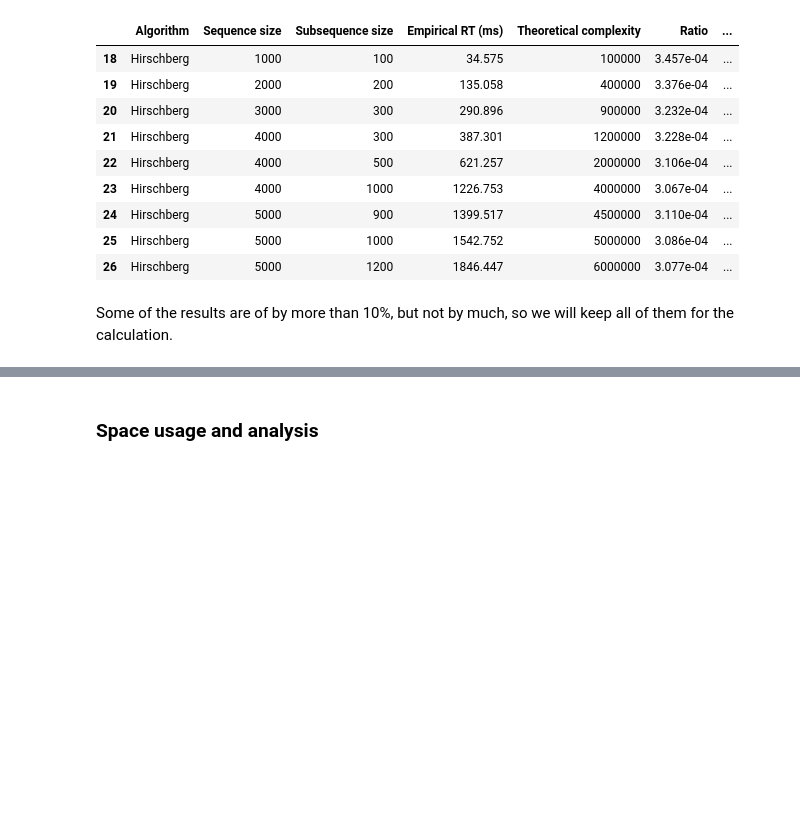
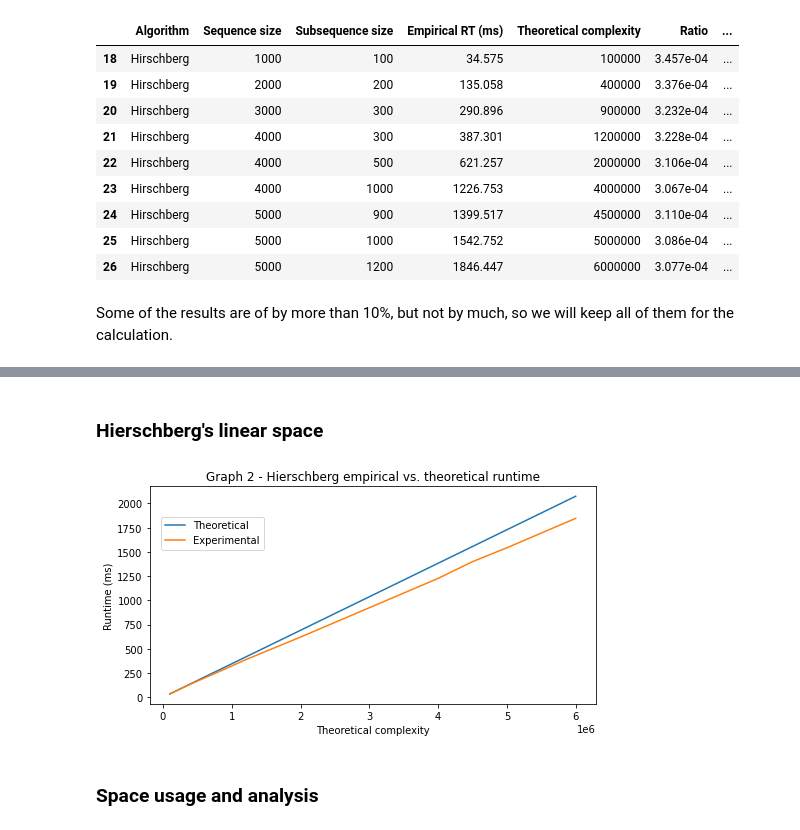
Before and after one commit to fau-masters-collected-works-cgarbin/cot6405-analysis-of-algorithms, a Jupyter notebook: longest-common-subsequence/lcs-experiments.ipynb, the cells around one changed output, grey strips where cells are left out. Drawn from its saved outputs; the diff is of its cells as text; code cells hidden in the pictures; blank space fills up the shorter version.

```diff
--- a/longest-common-subsequence/lcs-experiments.ipynb
+++ b/longest-common-subsequence/lcs-experiments.ipynb
@@ -464,3 +486,10 @@ Some of the results are of by more than 10%, but not by much, so we will keep al
+# %% [markdown]
+### Hierschberg's linear space
+# %%
+plot_empirical_theoretical_rt(rt_h,
+    "Graph 2 - Hierschberg empirical vs. theoretical runtime")
+# %% [output]
+[figure, added]
 # %% [markdown]
 ### Space usage and analysis
 # %%
```
Also changed, not shown: parts of 5 cells of this notebook.
